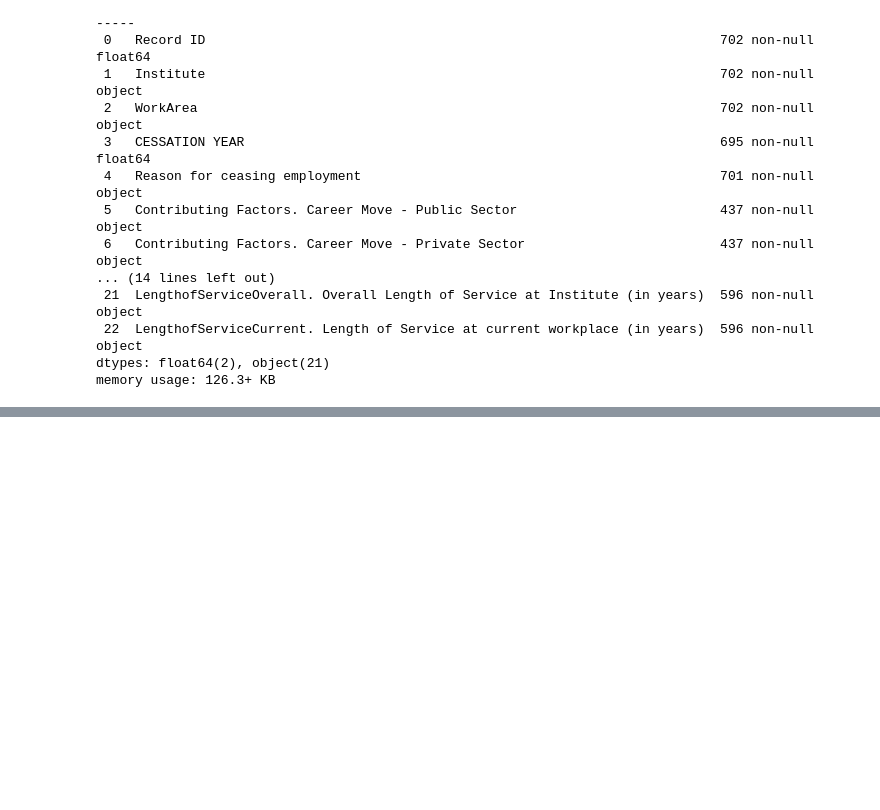
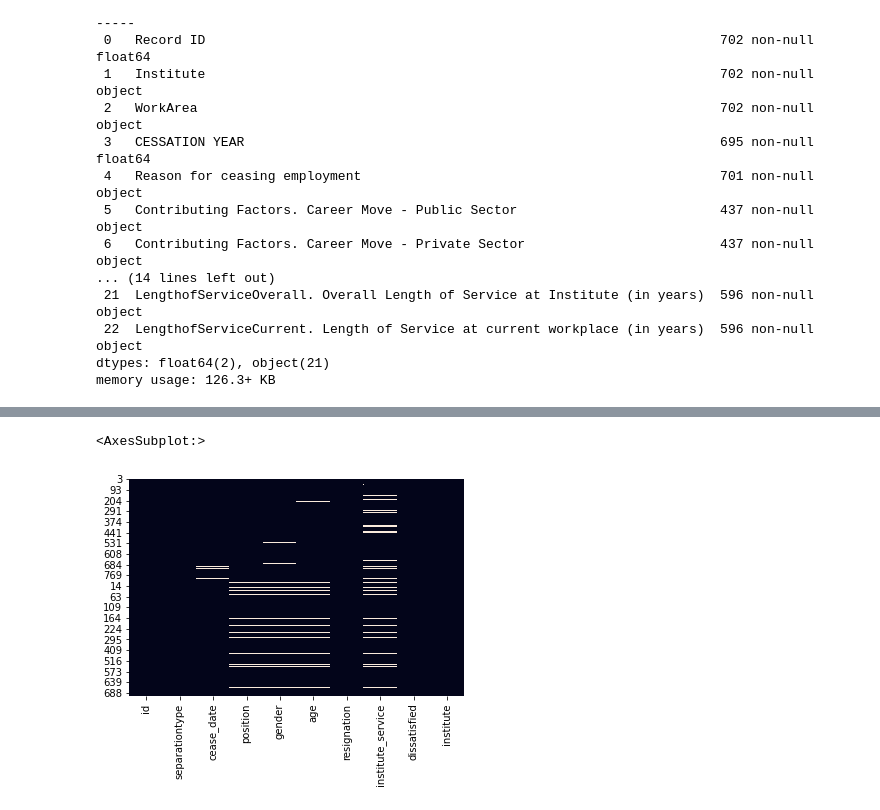
Before and after one commit to timwoodland/Clean_and_Analyse_Employee_Exit_Surveys_project, a Jupyter notebook: Clean_and_Analyse_Employee_Exit_Surveys_project.ipynb, the cells around one changed output, grey strips where cells are left out. Saved outputs shown, nothing was run; the diff lists cells and outputs as text; code cells hidden in the pictures; blank space fills up the shorter version.

```diff
--- a/Clean_and_Analyse_Employee_Exit_Surveys_project.ipynb
+++ b/Clean_and_Analyse_Employee_Exit_Surveys_project.ipynb
@@ -301,0 +713,3 @@ memory usage: 78.8+ KB
+# %%
+combined_updated = combined.dropna(axis=1, thresh=500)
+combined_updated.info()
@@ -301,0 +734,5 @@ memory usage: 78.8+ KB
+# %%
+sns.heatmap(combined_updated.isnull(), cbar=False)
+# %% [output]
+<AxesSubplot:>
+[figure, added]
```
Also changed, not shown: parts of 44 cells of this notebook.
